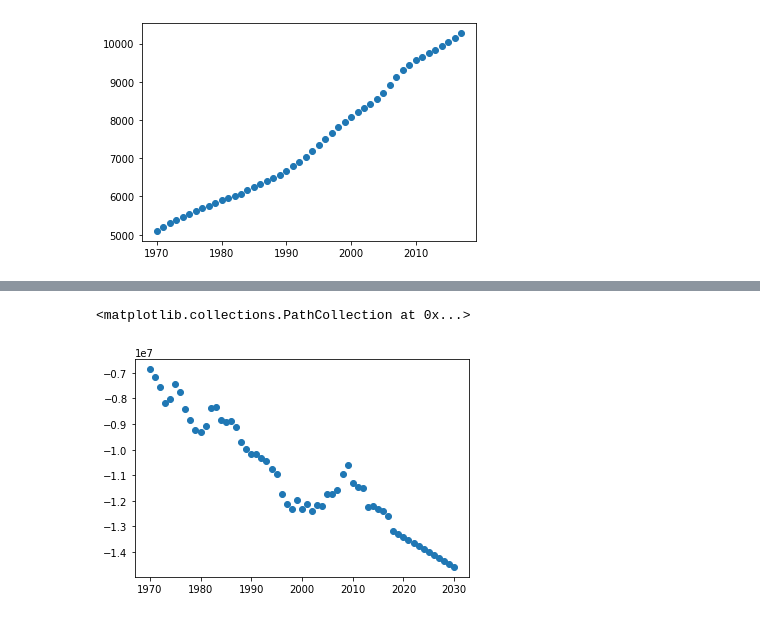
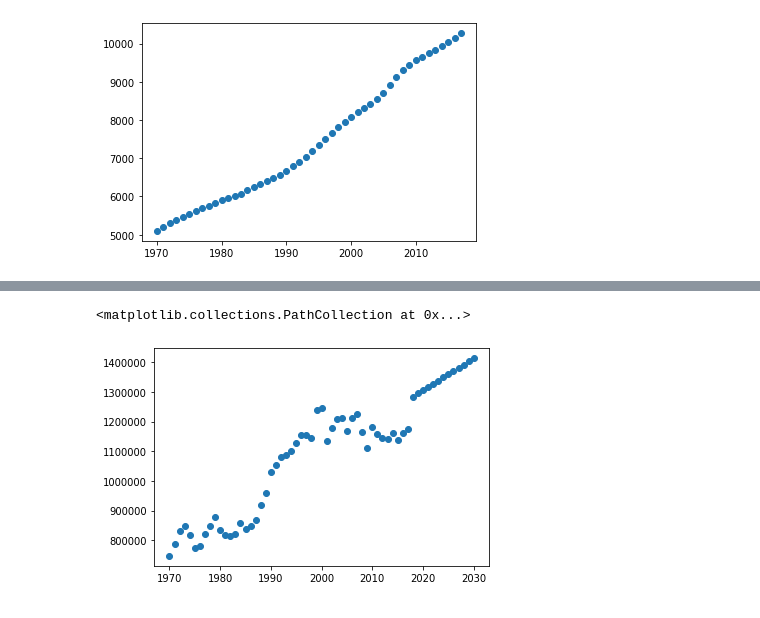
Before and after one commit to nadireag/Renewable-Energy, a Jupyter notebook: mlr_states_v2.ipynb, the cells around one changed output, grey strips where cells are left out. Cells and saved outputs as stored; diff of their text form; code cells hidden in the pictures.

Commit message:
added Total Consumption to mlr_states_v2.ipynb

```diff
--- a/mlr_states_v2.ipynb
+++ b/mlr_states_v2.ipynb
@@ -789,6 +789,37 @@ for state in states:
         ep_predictions.append(float(i_prediction))
 
 
+         #  Consumption  #
+         #==============#
+
+    X = df['Year'].values.reshape(-1,1)
+    y = df['Total Consumed (Bil. Btu)'].values.reshape(-1,1)
+
+
+    X_train, X_test, y_train, y_test = train_test_split(X, y, random_state= 14)
+
+    # Create and fit the models for each state for RP
+    model = LinearRegression()
+    model.fit(X_train, y_train)
+
+    # Calculate the RP testing & training scores
+    training_score = model.score(X_train, y_train)
+    testing_score = model.score(X_test, y_test)
+
+    # Use our models to make RP predictions
+    predicted = model.predict(X_test)
+
+    # Score the ep predictions with mse and r2 for each state
+    mse = mean_squared_error(y_test, predicted)
+    r2 = r2_score(y_test, predicted)
+
+    # Make predictions for RP with MLR
+    consume_predictions = []
+    for i in range(2018, 2031):
+        i_prediction = model.predict([[i]])
+        consume_predictions.append(float(i_prediction))
+
+
 
     # Energy Difference #
     #==================#
@@ -829,5 +860,10 @@ for state in states:
                         'Prod. Renewable (Bil. Btu)': rp_predictions,
                         'Pop. (1000s)': pop_predictions,
                         'Energy Pr. ($/mil. btu)': ep_predictions,
+                        'Total Consumed (Bil. Btu)': consume_predictions,
                         'Difference': ed_predictions
                         }})
+
+
+states_df
+state_dicts
@@ -859,10 +913,11 @@ To retain the current behavior and silence the warning, pass 'sort=True'.
 | 154 | -1345503.0 | 1.84 | 0.0 | 3580.0 | 181706.0 | Alabama | ... |
 | 205 | -1380923.0 | 2.50 | 0.0 | 3626.0 | 166734.0 | Alabama | ... |
 # %%
-X= states_df.loc[states_df['State'] == "Texas"]
+X= states_df.loc[states_df['State'] == "Mississippi"]
 
-plt.scatter(X['Year'],X['Difference'])
+plt.scatter(X['Year'],X['Total Consumed (Bil. Btu)'])
+#plt.plot(X['Year'], X['Total Consumed (Bil. Btu)'])
 # %% [output]
 <matplotlib.collections.PathCollection at 0x...>
-[figure, old version]
+[figure, new version]
 # %%
```
Also changed, not shown: parts of 2 cells of this notebook, 1 other file.
